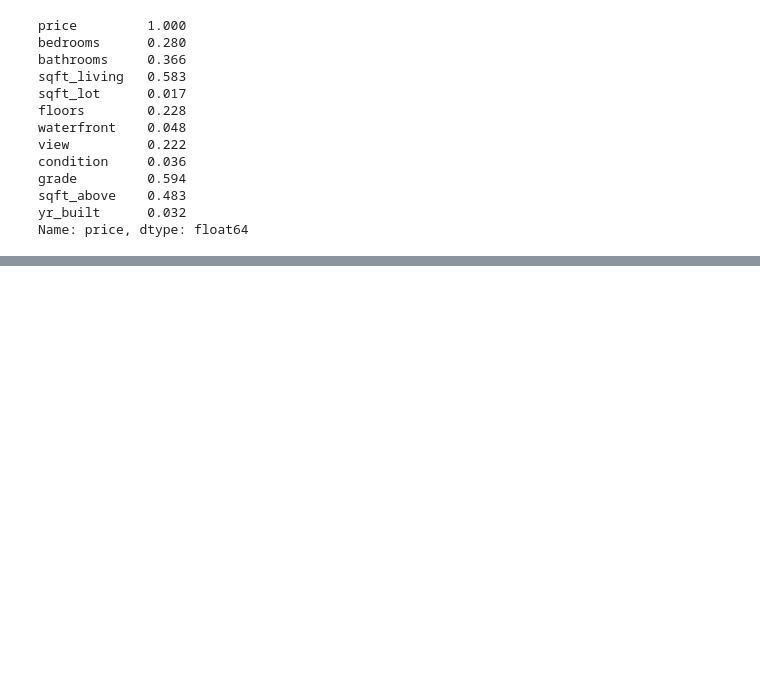
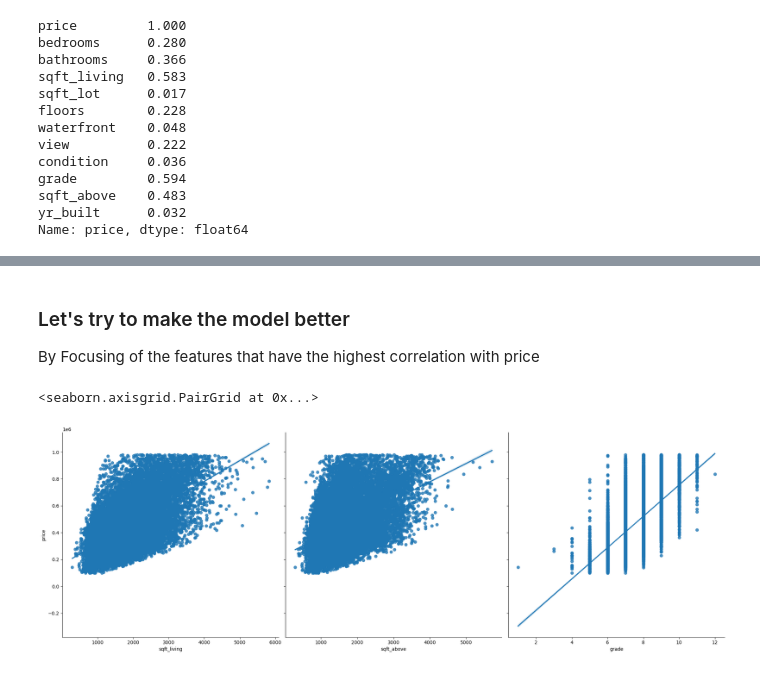
Before and after one commit to cph-oo221/Dat4-BI-MP3, a Jupyter notebook: MP3 - machine learning by regression.ipynb, the cells around one changed output, grey strips where cells are left out. Saved outputs shown, nothing was run; the diff lists cells and outputs as text; code cells hidden in the pictures; blank space fills up the shorter version.

```diff
--- a/MP3 - machine learning by regression.ipynb
+++ b/MP3 - machine learning by regression.ipynb
@@ -302,0 +438,9 @@ Least informative attributes, potentiale for removel:
+# %% [markdown]
+### Let's try to make the model better
+By Focusing of the features that have the highest correlation with price
+# %%
+x_params = ['sqft_living', 'sqft_above', 'grade']
+sns.pairplot(df, x_vars=x_params, y_vars='price', height=7, kind='reg')
+# %% [output]
+<seaborn.axisgrid.PairGrid at 0x...>
+[figure, added]
```
Also changed, not shown: parts of 49 cells of this notebook.
